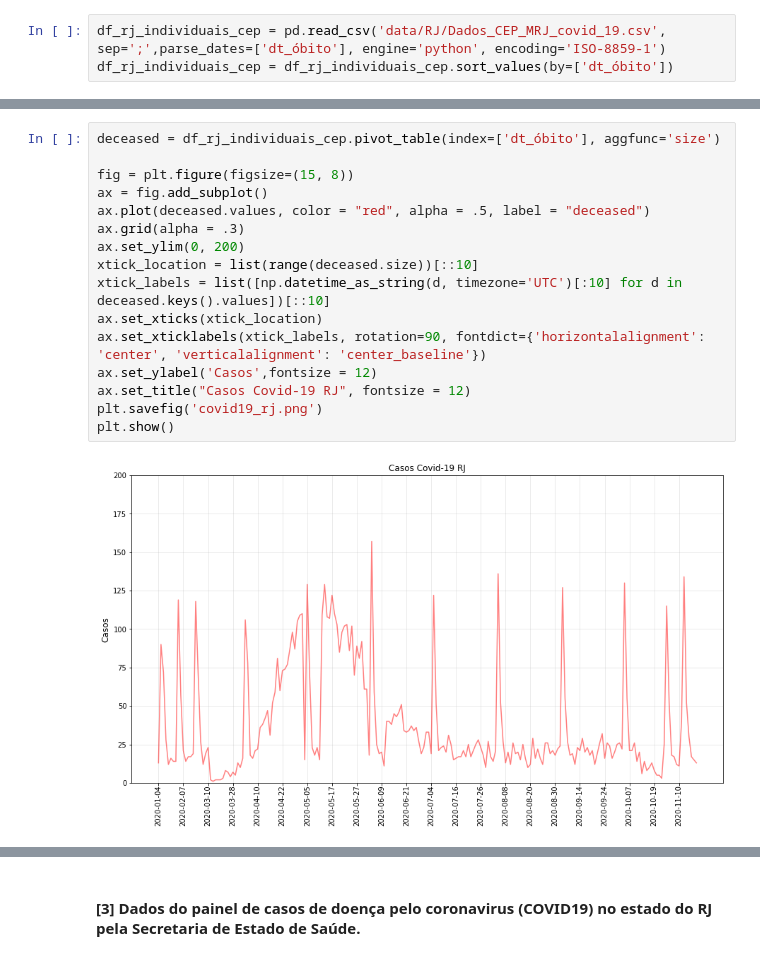
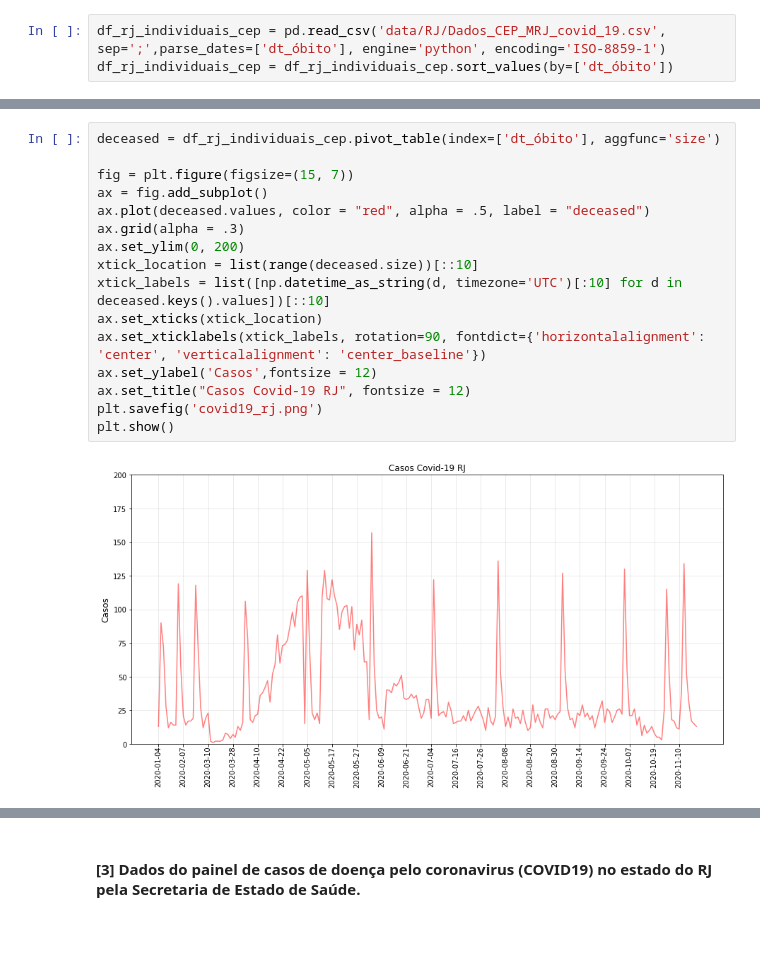
Before and after one commit to fbosousa/covid19, a Jupyter notebook: main.ipynb, the cells around one changed output, grey strips where cells are left out. Drawn from its saved outputs; the diff is of its cells as text; blank space fills up the shorter version.

```diff
--- a/main.ipynb
+++ b/main.ipynb
@@ -53,21 +53,21 @@ Tamanho do dataset:  102494 , quantidade de atributos:  8
 # %%
 deceased = df_rj_individuais_cep.pivot_table(index=['dt_óbito'], aggfunc='size')
 
-fig = plt.figure(figsize=(15, 8))
+fig = plt.figure(figsize=(15, 7))
 ax = fig.add_subplot()
 ax.plot(deceased.values, color = "red", alpha = .5, label = "deceased")
 ax.grid(alpha = .3)
 ax.set_ylim(0, 200)
 xtick_location = list(range(deceased.size))[::10]
 xtick_labels = list([np.datetime_as_string(d, timezone='UTC')[:10] for d in deceased.keys().values])[::10]
 ax.set_xticks(xtick_location)
 ax.set_xticklabels(xtick_labels, rotation=90, fontdict={'horizontalalignment': 'center', 'verticalalignment': 'center_baseline'})
 ax.set_ylabel('Casos',fontsize = 12)
 ax.set_title("Casos Covid-19 RJ", fontsize = 12)
 plt.savefig('covid19_rj.png')
 plt.show()
 # %% [output]
-[figure, old version]
+[figure, new version]
 # %%
 
 kwargs = dict(histtype='bar', alpha=0.4,density=False)
```
Also changed, not shown: parts of 4 cells of this notebook, 2 other files.
